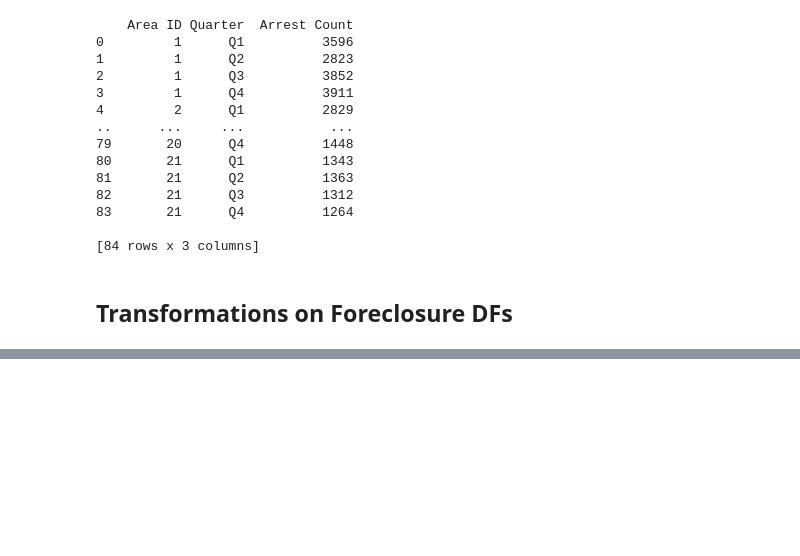
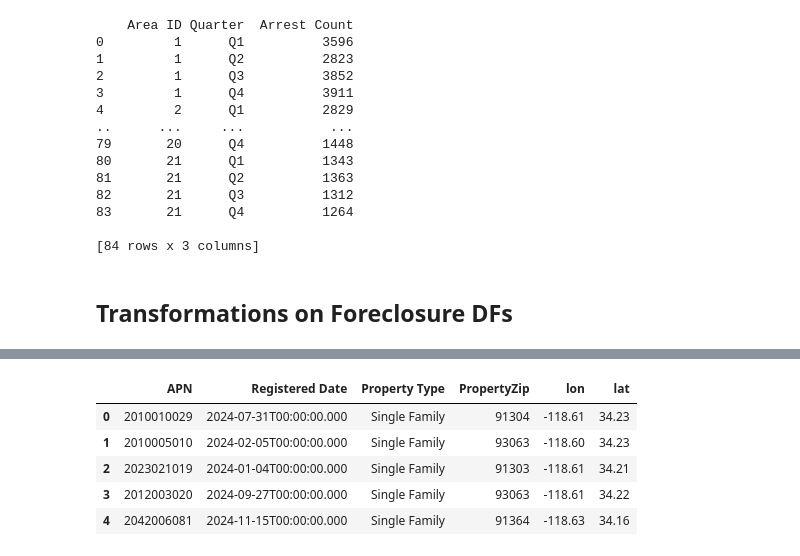
Before and after one commit to cploebell/ads-508-team-project, a Jupyter notebook: ads508_proj.ipynb, the cells around one changed output, grey strips where cells are left out. Drawn from its saved outputs; the diff is of its cells as text; code cells hidden in the pictures; blank space fills up the shorter version.

```diff
--- a/ads508_proj.ipynb
+++ b/ads508_proj.ipynb
@@ -934,0 +950,15 @@ print(quarterly_arrests_byAreaID)
+# %%
+# Foreclosure 2024
+# drop any variables we've deemed irrelevant for our project
+df_fc2024_mod = df_fc2024.drop(
+    ['PropertyAddress',	'PropertyCity',	'PropertyState', 'CouncilDistrict',	'Lender', 'LenderContact', 'LenderContactPhone', 'PropertyManagement',
+     'PropertyManagementContact', 'PropertyManagementAddress', 'PropertyMgmtContactPhone', 'Property map'], axis=1)
+# %%
+df_fc2024_mod.head()
+# %% [output]
+|  | APN | Registered Date | Property Type | PropertyZip | lon | lat |
+| 0 | 2010010029 | 2024-07-31T00:00:00.000 | Single Family | 91304 | -118.61 | 34.23 |
+| 1 | 2010005010 | 2024-02-05T00:00:00.000 | Single Family | 93063 | -118.60 | 34.23 |
+| 2 | 2023021019 | 2024-01-04T00:00:00.000 | Single Family | 91303 | -118.61 | 34.21 |
+| 3 | 2012003020 | 2024-09-27T00:00:00.000 | Single Family | 93063 | -118.61 | 34.22 |
+| 4 | 2042006081 | 2024-11-15T00:00:00.000 | Single Family | 91364 | -118.63 | 34.16 |
```
Also changed, not shown: parts of 7 cells of this notebook.
